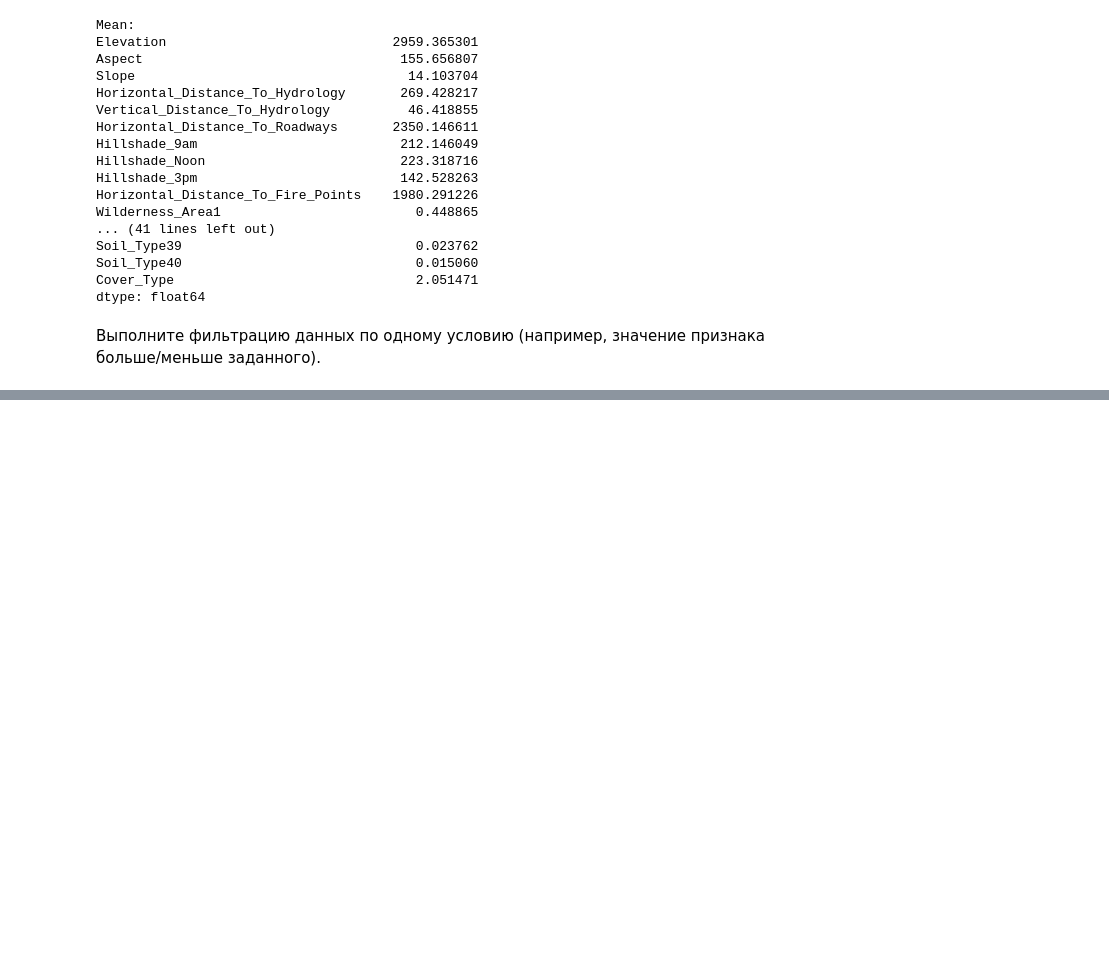
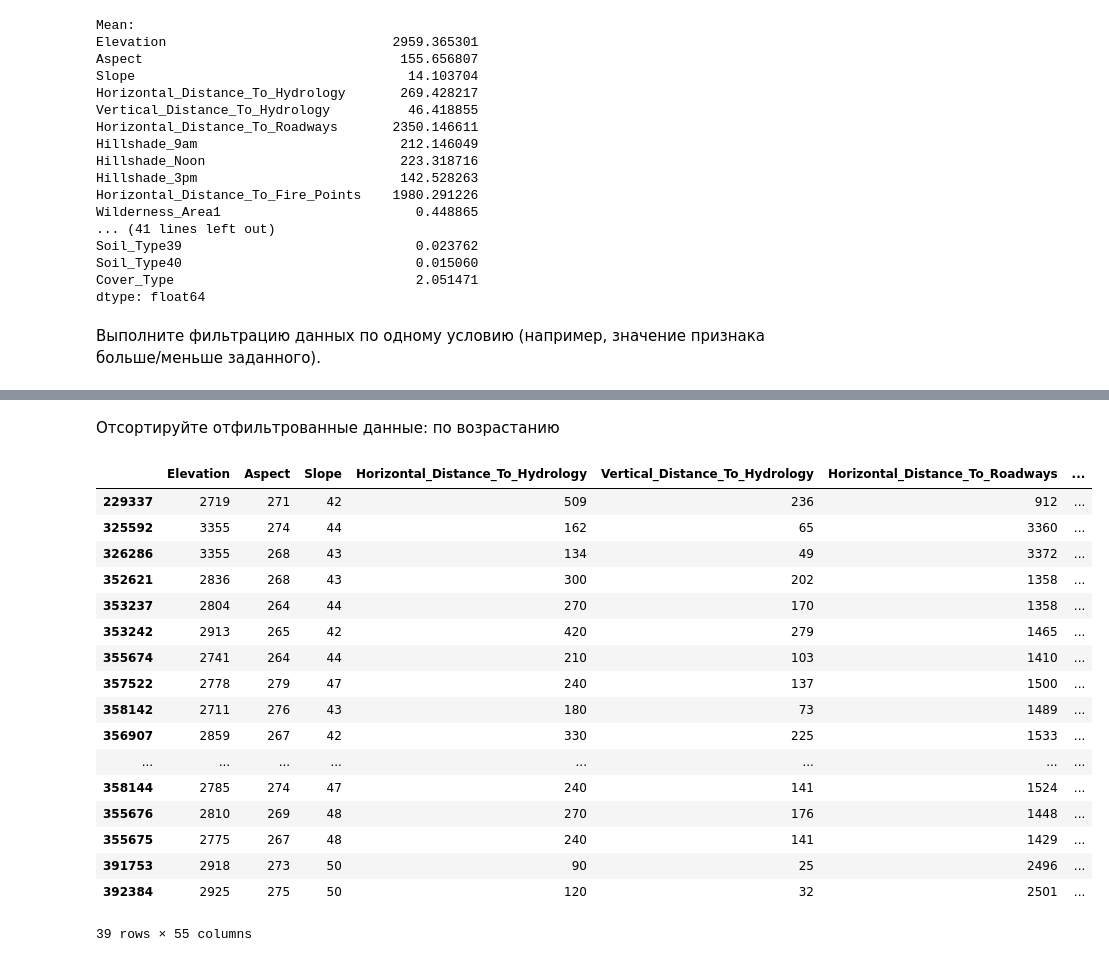
Before and after one commit to xpertdreamer/ooa, a Jupyter notebook: lab_2.ipynb, the cells around one changed output, grey strips where cells are left out. Cells and saved outputs as stored; diff of their text form; code cells hidden in the pictures; blank space fills up the shorter version.

Commit message:
Sorting values

```diff
--- a/lab_2.ipynb
+++ b/lab_2.ipynb
@@ -113,0 +119,23 @@ df_filtered
+# %% [markdown]
+Отсортируйте отфильтрованные данные: по возрастанию
+# %%
+df_filtered.sort_values('Hillshade_3pm')
+# %% [output]
+|  | Elevation | Aspect | Slope | Horizontal_Distance_To_Hydrology | Vertical_Distance_To_Hydrology | Horizontal_Distance_To_Roadways | ... |
+| 229337 | 2719 | 271 | 42 | 509 | 236 | 912 | ... |
+| 325592 | 3355 | 274 | 44 | 162 | 65 | 3360 | ... |
+| 326286 | 3355 | 268 | 43 | 134 | 49 | 3372 | ... |
+| 352621 | 2836 | 268 | 43 | 300 | 202 | 1358 | ... |
+| 353237 | 2804 | 264 | 44 | 270 | 170 | 1358 | ... |
+| 353242 | 2913 | 265 | 42 | 420 | 279 | 1465 | ... |
+| 355674 | 2741 | 264 | 44 | 210 | 103 | 1410 | ... |
+| 357522 | 2778 | 279 | 47 | 240 | 137 | 1500 | ... |
+| 358142 | 2711 | 276 | 43 | 180 | 73 | 1489 | ... |
+| 356907 | 2859 | 267 | 42 | 330 | 225 | 1533 | ... |
+| ... | ... | ... | ... | ... | ... | ... | ... |
+| 358144 | 2785 | 274 | 47 | 240 | 141 | 1524 | ... |
+| 355676 | 2810 | 269 | 48 | 270 | 176 | 1448 | ... |
+| 355675 | 2775 | 267 | 48 | 240 | 141 | 1429 | ... |
+| 391753 | 2918 | 273 | 50 | 90 | 25 | 2496 | ... |
+| 392384 | 2925 | 275 | 50 | 120 | 32 | 2501 | ... |
+39 rows × 55 columns
```
Also changed, not shown: parts of 3 cells of this notebook.
